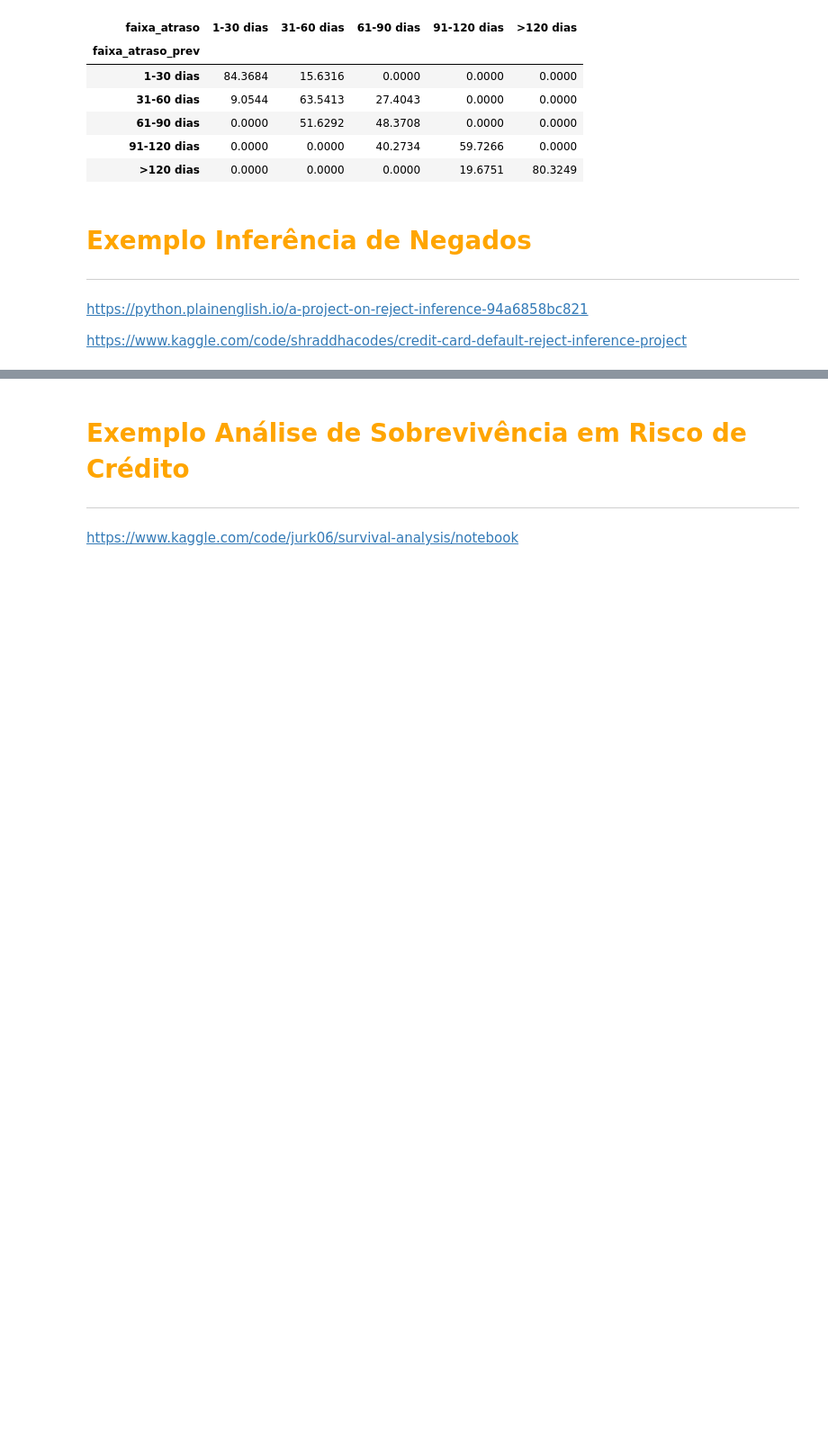
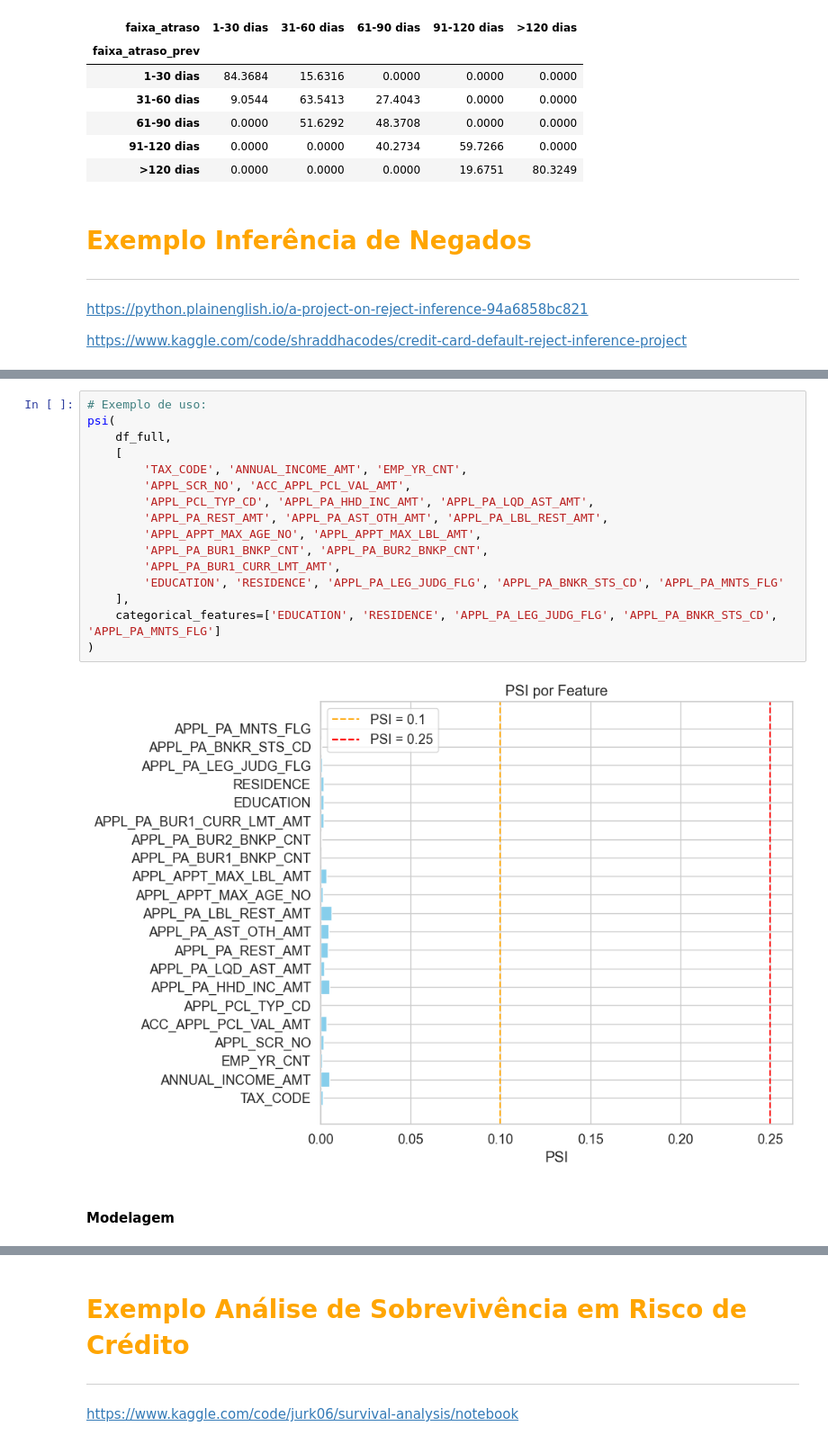
Before and after one commit to leonardovargas10/Pesquisa_Aplicada_Modelagem, a Jupyter notebook: Risco_de_Credito/Modelagem_Credito.ipynb, the cells around one changed output, grey strips where cells are left out. Shown at 90% size. Saved outputs shown, nothing was run; the diff lists cells and outputs as text; blank space fills up the shorter version.

Commit message:
Modelagem

```diff
--- a/Risco_de_Credito/Modelagem_Credito.ipynb
+++ b/Risco_de_Credito/Modelagem_Credito.ipynb
@@ -465,0 +518,20 @@ display(association_table)
+# %%
+# Exemplo de uso:
+psi(
+    df_full,
+    [
+        'TAX_CODE', 'ANNUAL_INCOME_AMT', 'EMP_YR_CNT',
+        'APPL_SCR_NO', 'ACC_APPL_PCL_VAL_AMT',
+        'APPL_PCL_TYP_CD', 'APPL_PA_HHD_INC_AMT', 'APPL_PA_LQD_AST_AMT',
+        'APPL_PA_REST_AMT', 'APPL_PA_AST_OTH_AMT', 'APPL_PA_LBL_REST_AMT',
+        'APPL_APPT_MAX_AGE_NO', 'APPL_APPT_MAX_LBL_AMT',
+        'APPL_PA_BUR1_BNKP_CNT', 'APPL_PA_BUR2_BNKP_CNT',
+        'APPL_PA_BUR1_CURR_LMT_AMT',
+        'EDUCATION', 'RESIDENCE', 'APPL_PA_LEG_JUDG_FLG', 'APPL_PA_BNKR_STS_CD', 'APPL_PA_MNTS_FLG'
+    ],
+    categorical_features=['EDUCATION', 'RESIDENCE', 'APPL_PA_LEG_JUDG_FLG', 'APPL_PA_BNKR_STS_CD', 'APPL_PA_MNTS_FLG']
+)
+# %% [output]
+[figure, added]
+# %% [markdown]
+#### Modelagem
```
Also changed, not shown: parts of 13 cells of this notebook, 1 other file.
